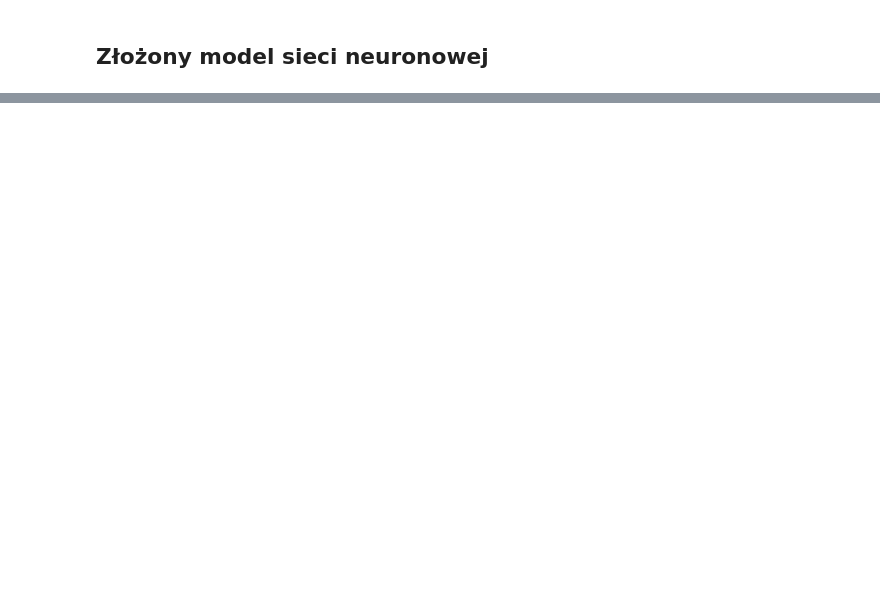
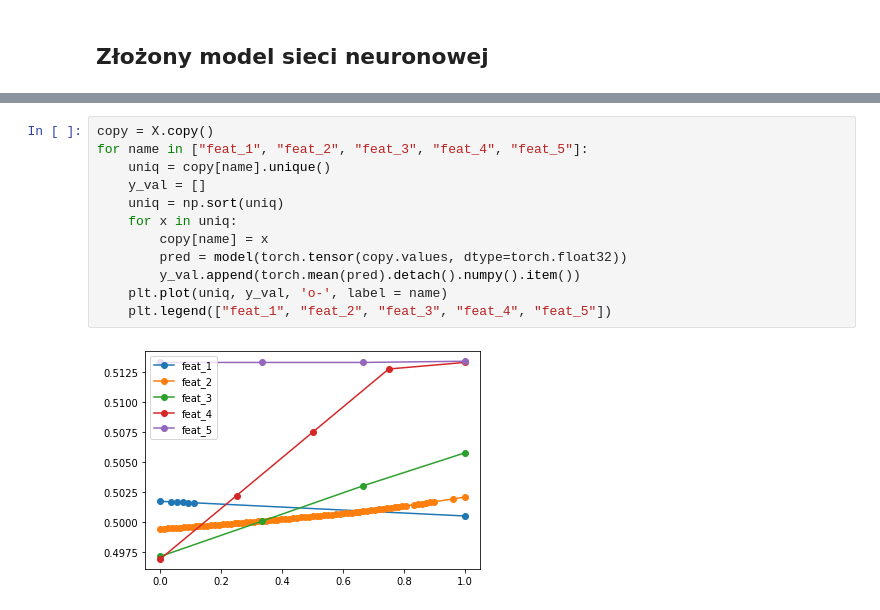
Before and after one commit to Jedrek00/ISWD, a Jupyter notebook: Project3/raport.ipynb, the cells around one changed output, grey strips where cells are left out. Saved outputs shown, nothing was run; the diff lists cells and outputs as text; blank space fills up the shorter version.

```diff
--- a/Project3/raport.ipynb
+++ b/Project3/raport.ipynb
@@ -351,0 +477,14 @@ tensor([[ 0.0030],
+# %%
+copy = X.copy()
+for name in ["feat_1", "feat_2", "feat_3", "feat_4", "feat_5"]:
+    uniq = copy[name].unique()
+    y_val = []
+    uniq = np.sort(uniq)
+    for x in uniq:
+        copy[name] = x
+        pred = model(torch.tensor(copy.values, dtype=torch.float32))
+        y_val.append(torch.mean(pred).detach().numpy().item())
+    plt.plot(uniq, y_val, 'o-', label = name)
+    plt.legend(["feat_1", "feat_2", "feat_3", "feat_4", "feat_5"])
+# %% [output]
+[figure, added]
```
Also changed, not shown: parts of 27 cells of this notebook, 2 other files.
